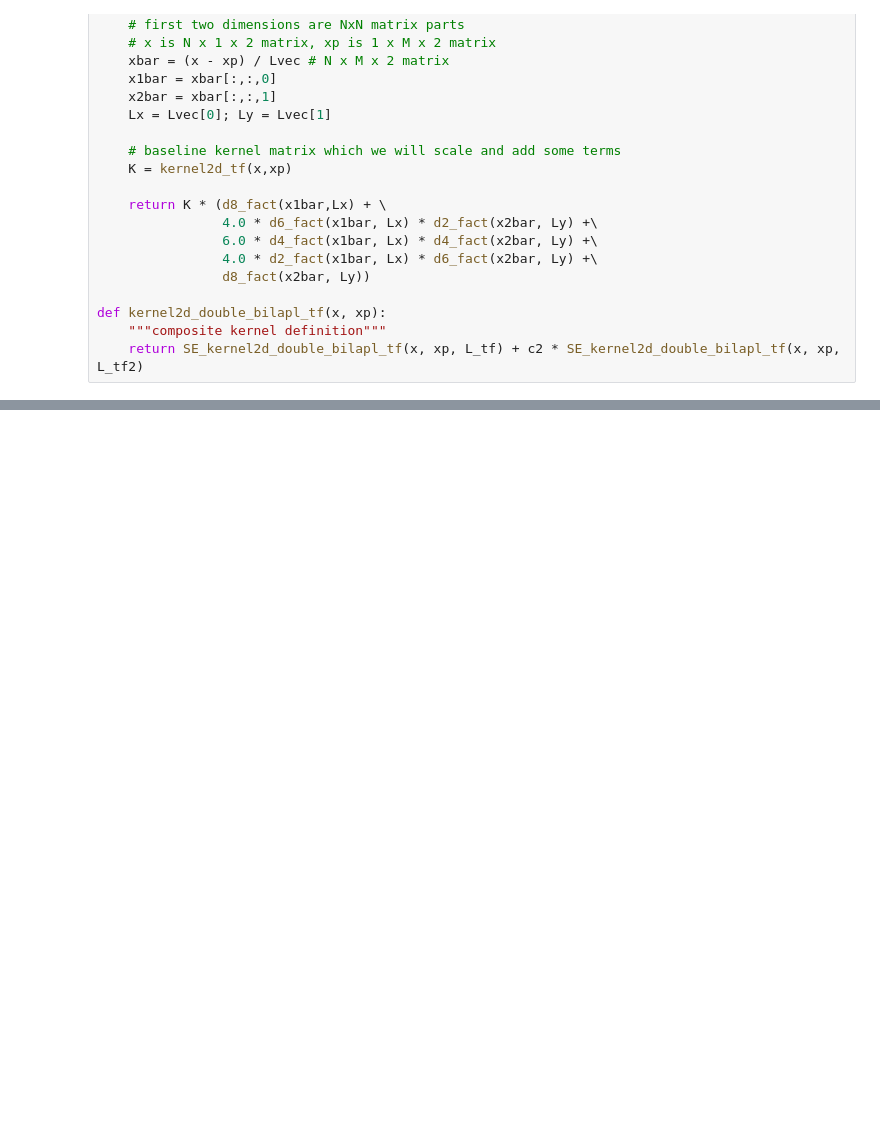
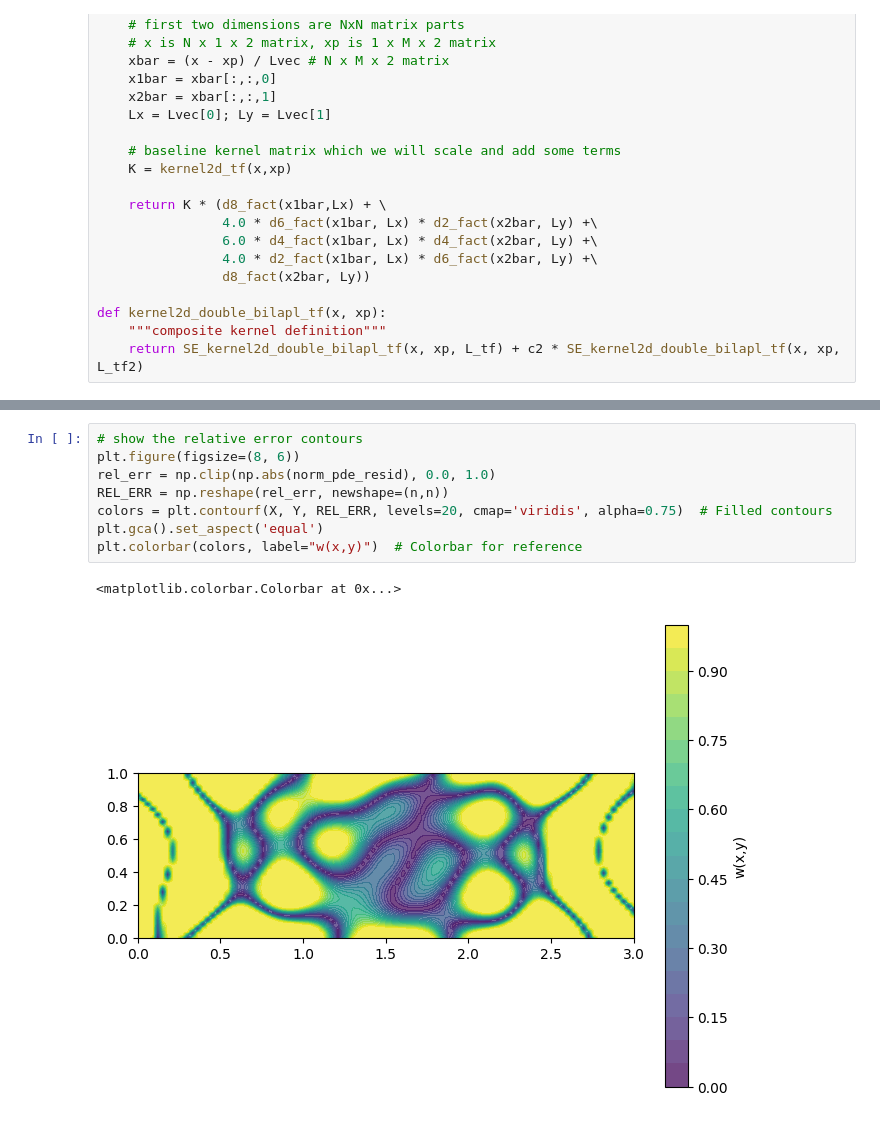
Before and after one commit to sean-engelstad/ml-pde-buckling, a Jupyter notebook: ml-gp/1_lin_static.ipynb, the cells around one changed output, grey strips where cells are left out. Cells and saved outputs as stored; diff of their text form; blank space fills up the shorter version.

```diff
--- a/ml-gp/1_lin_static.ipynb
+++ b/ml-gp/1_lin_static.ipynb
@@ -345,0 +349,11 @@ plt.show()
+# %%
+# show the relative error contours
+plt.figure(figsize=(8, 6))
+rel_err = np.clip(np.abs(norm_pde_resid), 0.0, 1.0)
+REL_ERR = np.reshape(rel_err, newshape=(n,n))
+colors = plt.contourf(X, Y, REL_ERR, levels=20, cmap='viridis', alpha=0.75)  # Filled contours
+plt.gca().set_aspect('equal')
+plt.colorbar(colors, label="w(x,y)")  # Colorbar for reference
+# %% [output]
+<matplotlib.colorbar.Colorbar at 0x...>
+[figure, added]
```
Also changed, not shown: parts of 11 cells of this notebook.
